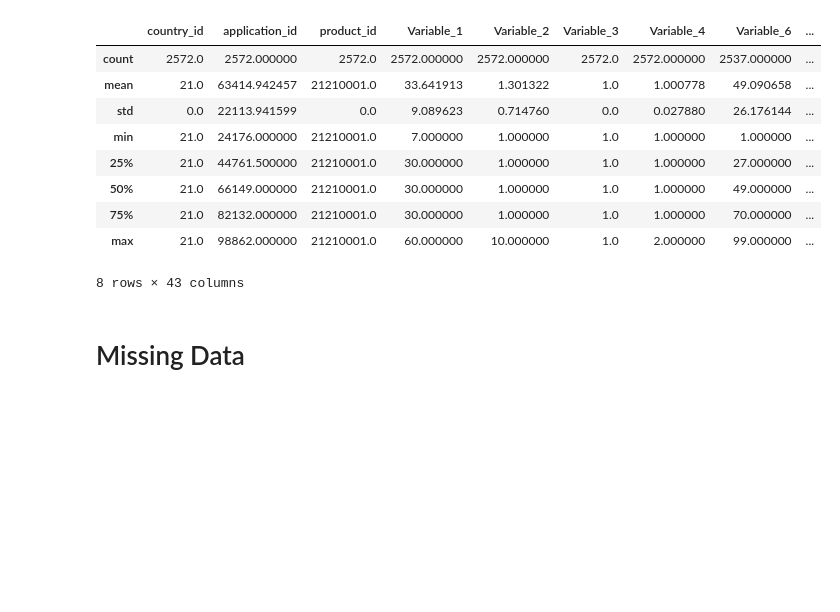
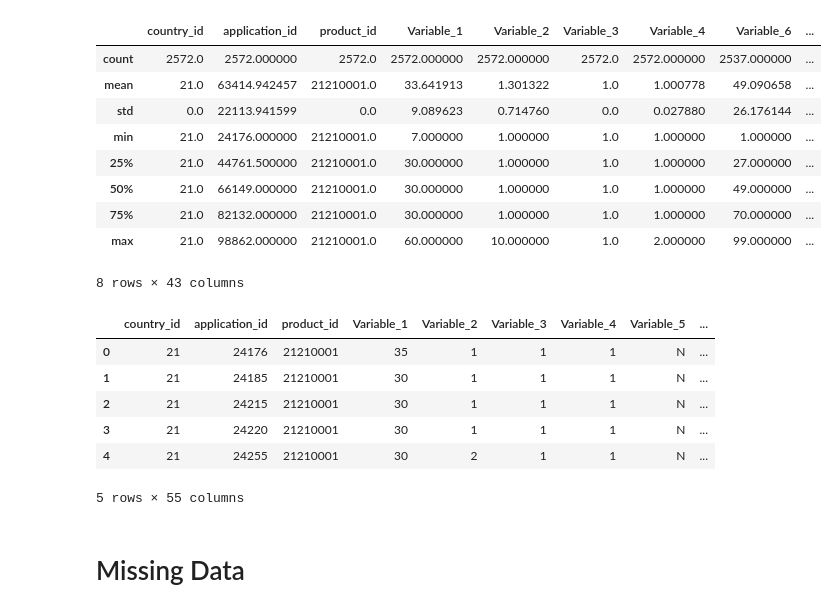
Before and after one commit to peppescavo/case_study_1, a Jupyter notebook: 1_exploratory_data_analysis.ipynb, the cells around one changed output. Drawn from its saved outputs; the diff is of its cells as text; code cells hidden in the pictures; blank space fills up the shorter version.

```diff
--- a/1_exploratory_data_analysis.ipynb
+++ b/1_exploratory_data_analysis.ipynb
@@ -50,6 +50,16 @@ data.describe()
 | 75% | 21.0 | 82132.000000 | 21210001.0 | 30.000000 | 1.000000 | 1.0 | 1.000000 | 70.000000 | ... |
 | max | 21.0 | 98862.000000 | 21210001.0 | 60.000000 | 10.000000 | 1.0 | 2.000000 | 99.000000 | ... |
 8 rows × 43 columns
+# %%
+data.head()
+# %% [output]
+|  | country_id | application_id | product_id | Variable_1 | Variable_2 | Variable_3 | Variable_4 | Variable_5 | ... |
+| 0 | 21 | 24176 | 21210001 | 35 | 1 | 1 | 1 | N | ... |
+| 1 | 21 | 24185 | 21210001 | 30 | 1 | 1 | 1 | N | ... |
+| 2 | 21 | 24215 | 21210001 | 30 | 1 | 1 | 1 | N | ... |
+| 3 | 21 | 24220 | 21210001 | 30 | 1 | 1 | 1 | N | ... |
+| 4 | 21 | 24255 | 21210001 | 30 | 2 | 1 | 1 | N | ... |
+5 rows × 55 columns
 # %% [markdown]
 # Missing Data
 # %%
```
Also changed, not shown: 10 other files.
